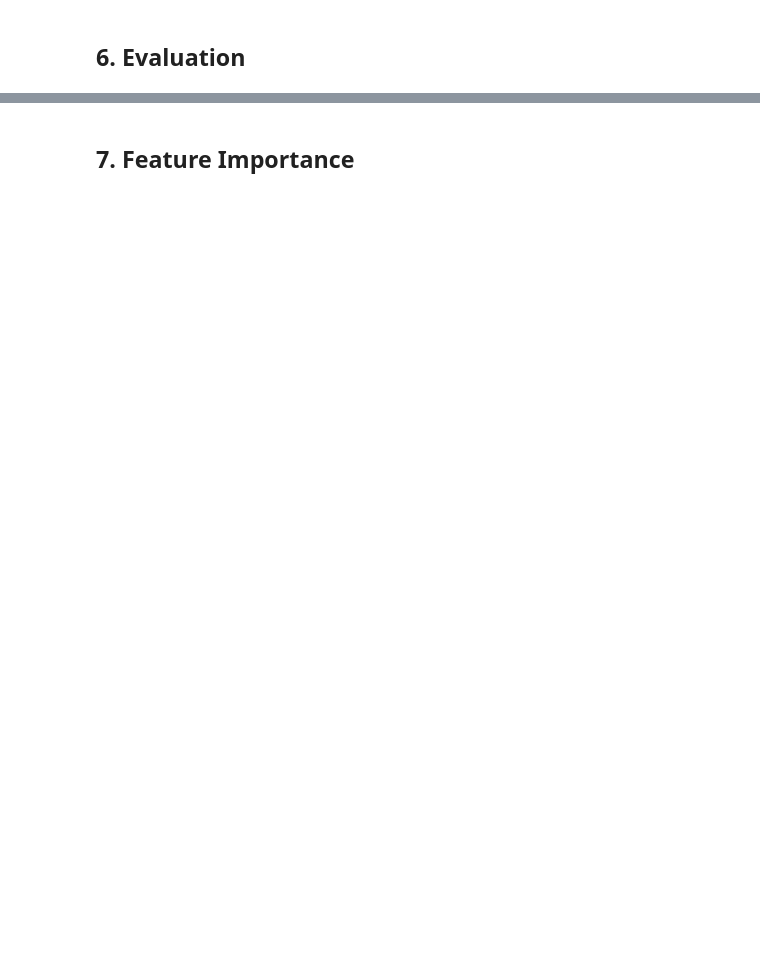
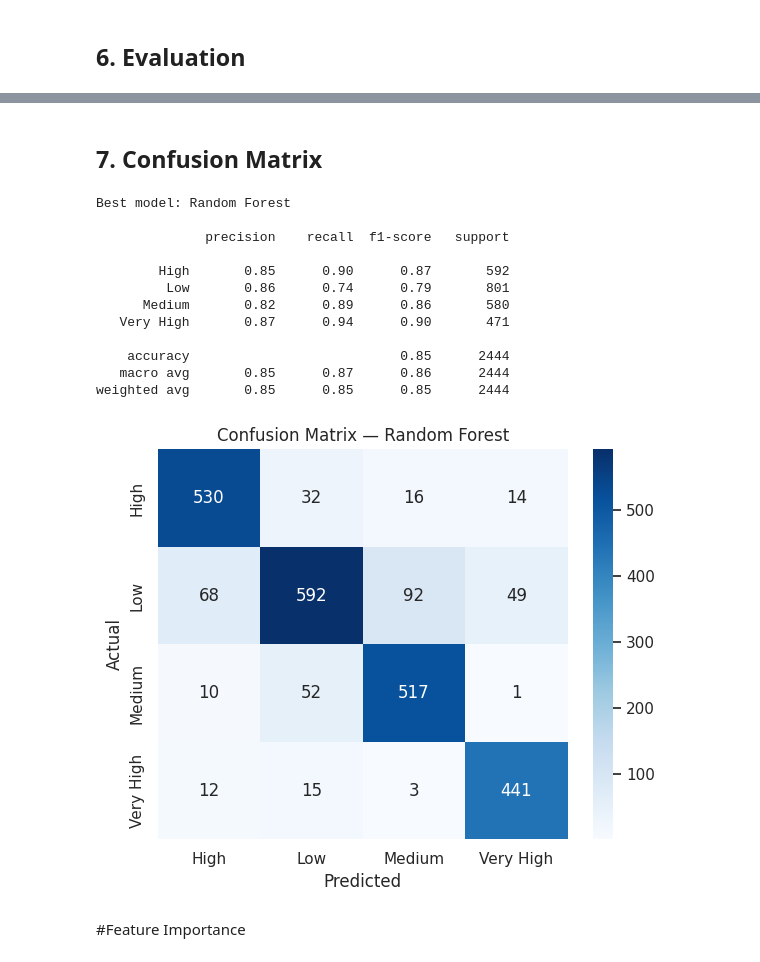
Before and after one commit to Houssemaskri/diet-ml-project, a Jupyter notebook: workout_efficacy.ipynb, the cells around one changed output, grey strips where cells are left out. Cells and saved outputs as stored; diff of their text form; code cells hidden in the pictures; blank space fills up the shorter version.

```diff
--- a/workout_efficacy.ipynb
+++ b/workout_efficacy.ipynb
@@ -90,8 +99,7 @@ print('Missing values in X:', X.isnull().sum().sum())
 ### 4.3 Feature scaling
 # %%
 scaler = StandardScaler()
-X_scaled = scaler.fit_transform(X)
-X_scaled = pd.DataFrame(X_scaled, columns=X.columns)
+X_scaled = pd.DataFrame(scaler.fit_transform(X), columns=X.columns)
 # %% [markdown]
 ### 4.4 Train / Test split
 # %%
@@ -118,15 +171,38 @@ print(classification_report(y_test, y_pred))
+# %% [markdown]
+## 7. Confusion Matrix
 # %%
-# Confusion Matrix
-cm = confusion_matrix(y_test, y_pred)
+best_name = results_df.iloc[0]['Model']
+best_model = trained[best_name]
+y_pred_best = best_model.predict(X_test)
+
+print(f'Best model: {best_name}')
+print()
+print(classification_report(y_test, y_pred_best, target_names=le_target.classes_))
+
+cm = confusion_matrix(y_test, y_pred_best)
 plt.figure(figsize=(6, 5))
 sns.heatmap(cm, annot=True, fmt='d', cmap='Blues',
-            xticklabels=['High','Low','Medium'],
-            yticklabels=['High','Low','Medium'])
-plt.title('Confusion Matrix — Random Forest')
+            xticklabels=le_target.classes_,
+            yticklabels=le_target.classes_)
+plt.title(f'Confusion Matrix — {best_name}')
 plt.xlabel('Predicted')
 plt.ylabel('Actual')
 plt.tight_layout()
 plt.show()
+# %% [output]
+Best model: Random Forest
+
+              precision    recall  f1-score   support
+
+        High       0.85      0.90      0.87       592
+         Low       0.86      0.74      0.79       801
+      Medium       0.82      0.89      0.86       580
+   Very High       0.87      0.94      0.90       471
+
+    accuracy                           0.85      2444
+   macro avg       0.85      0.87      0.86      2444
+weighted avg       0.85      0.85      0.85      2444
+[figure, added]
 # %% [markdown]
-## 7. Feature Importance
+#Feature Importance
 # %%
```
Also changed, not shown: parts of 18 cells of this notebook.
